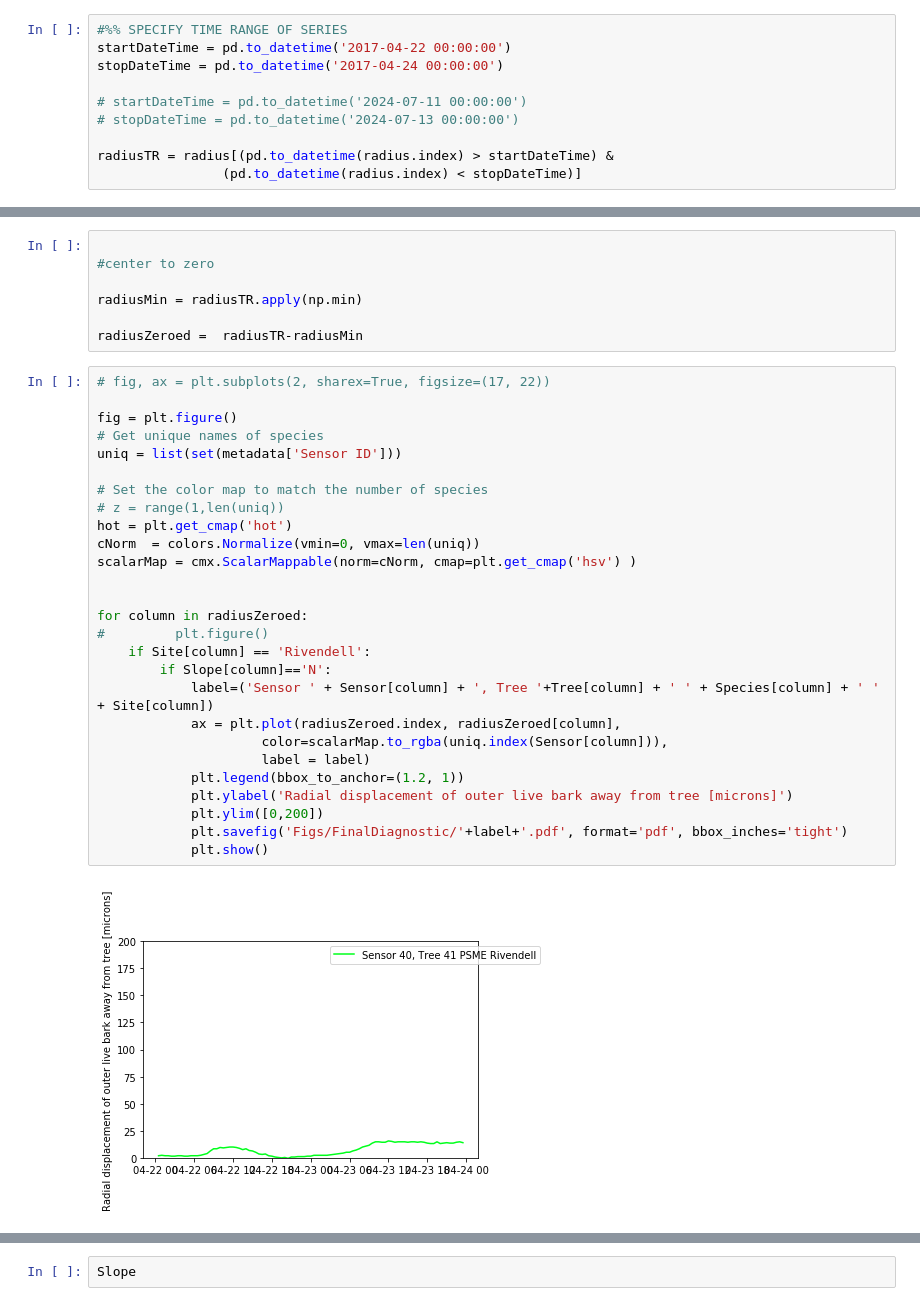
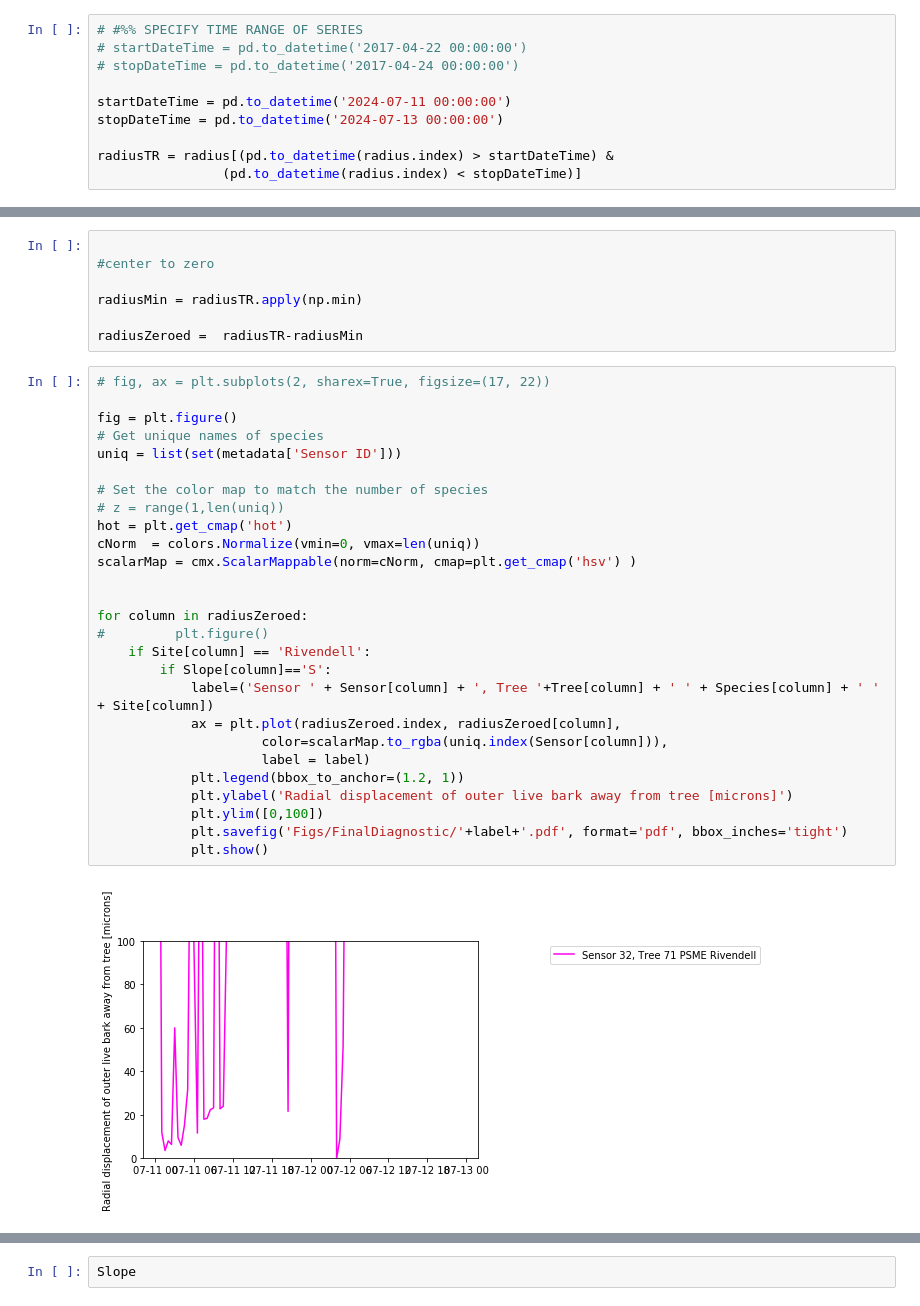
Before and after one commit to jessehahm/Piston-Dendrometer, a Jupyter notebook: Piston Dendrometer.ipynb, the cells around one changed output, grey strips where cells are left out. Saved outputs shown, nothing was run; the diff lists cells and outputs as text.

Commit message:
metadata update and diagnostic plot

```diff
--- a/Piston Dendrometer.ipynb
+++ b/Piston Dendrometer.ipynb
@@ -65,12 +65,12 @@ radius.plot()
 <matplotlib.axes._subplots.AxesSubplot at 0x...>
 [figure]
 # %%
-#%% SPECIFY TIME RANGE OF SERIES
-startDateTime = pd.to_datetime('2017-04-22 00:00:00')
-stopDateTime = pd.to_datetime('2017-04-24 00:00:00')
+# #%% SPECIFY TIME RANGE OF SERIES
+# startDateTime = pd.to_datetime('2017-04-22 00:00:00')
+# stopDateTime = pd.to_datetime('2017-04-24 00:00:00')
 
-# startDateTime = pd.to_datetime('2024-07-11 00:00:00')
-# stopDateTime = pd.to_datetime('2024-07-13 00:00:00')
+startDateTime = pd.to_datetime('2024-07-11 00:00:00')
+stopDateTime = pd.to_datetime('2024-07-13 00:00:00')
 
 radiusTR = radius[(pd.to_datetime(radius.index) > startDateTime) &
                 (pd.to_datetime(radius.index) < stopDateTime)]
@@ -109,29 +109,29 @@ radiusZeroed =  radiusTR-radiusMin
 # %%
 # fig, ax = plt.subplots(2, sharex=True, figsize=(17, 22))
 
 fig = plt.figure()
 # Get unique names of species
 uniq = list(set(metadata['Sensor ID']))
 
 # Set the color map to match the number of species
 # z = range(1,len(uniq))
 hot = plt.get_cmap('hot')
 cNorm  = colors.Normalize(vmin=0, vmax=len(uniq))
 scalarMap = cmx.ScalarMappable(norm=cNorm, cmap=plt.get_cmap('hsv') )
 
 
 for column in radiusZeroed:
 #         plt.figure()
     if Site[column] == 'Rivendell':
-        if Slope[column]=='N':
+        if Slope[column]=='S':
             label=('Sensor ' + Sensor[column] + ', Tree '+Tree[column] + ' ' + Species[column] + ' ' + Site[column])
             ax = plt.plot(radiusZeroed.index, radiusZeroed[column],
                      color=scalarMap.to_rgba(uniq.index(Sensor[column])),
                      label = label)
             plt.legend(bbox_to_anchor=(1.2, 1))
             plt.ylabel('Radial displacement of outer live bark away from tree [microns]')
-            plt.ylim([0,200])
+            plt.ylim([0,100])
             plt.savefig('Figs/FinalDiagnostic/'+label+'.pdf', format='pdf', bbox_inches='tight')
             plt.show()
 # %% [output]
-[figure, old version]
+[figure, new version]
```
Also changed, not shown: parts of 2 cells of this notebook, 17 other files.
